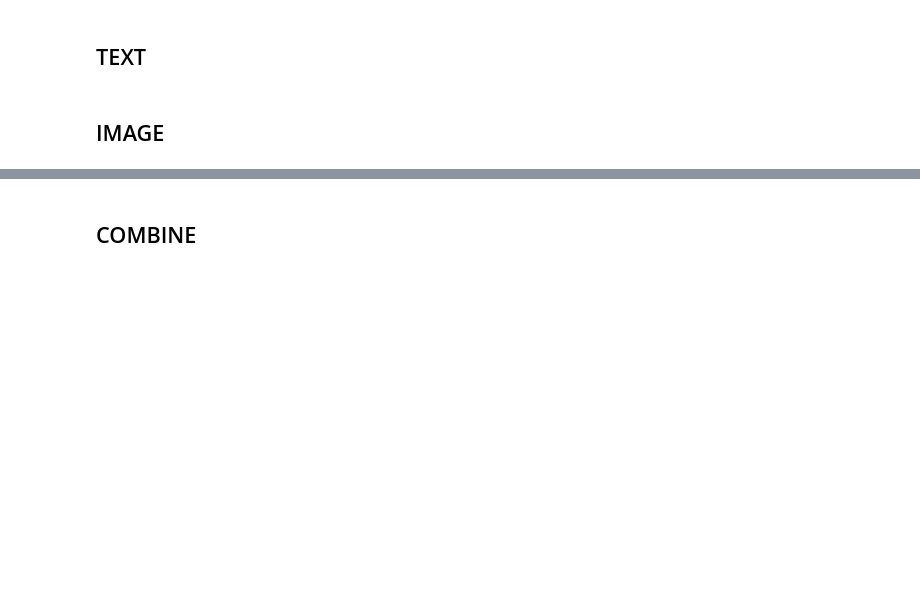
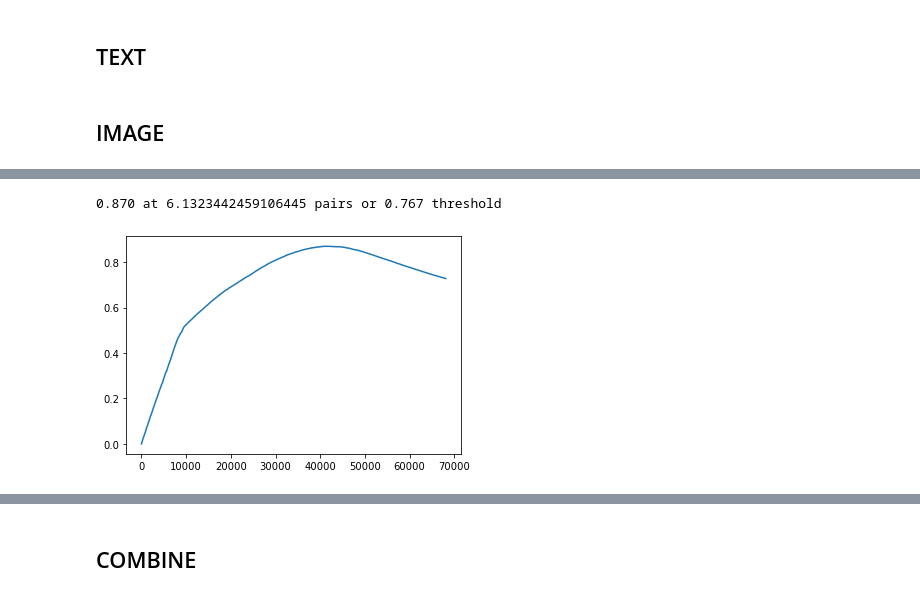
Before and after one commit to slawekslex/shopee, a Jupyter notebook: InferCombined.ipynb, the cells around one changed output, grey strips where cells are left out. Saved outputs shown, nothing was run; the diff lists cells and outputs as text; code cells hidden in the pictures; blank space fills up the shorter version.

Commit message:
Combined .739LB

```diff
--- a/InferCombined.ipynb
+++ b/InferCombined.ipynb
@@ -201,0 +219,7 @@ def generate_image_pairs(dl):
+# %%
+img_embs,ys = generate_image_embs(dls_image.valid)
+# %%
+text_embs,ys = generate_text_embs(text_dls.valid)
+# %%
+target_matrix = ys[:,None]==ys[None,:]
+targets = [torch.where(t)[0].tolist() for t in target_matrix]
@@ -201,0 +231,9 @@ def generate_image_pairs(dl):
+# %%
+combined_inds, img_dists, text_dists = combined_dists(img_embs, text_embs)
+# %%
+max_dists = torch.max(img_dists, text_dists)
+triplets = sorted_pairs(max_dists, combined_inds)[:len(img_embs)*10]
+_=build_from_pairs(triplets, targets)
+# %% [output]
+0.870 at 6.1323442459106445 pairs or 0.767 threshold
+[figure, added]
```
Also changed, not shown: parts of 16 cells of this notebook, 6 other files.
